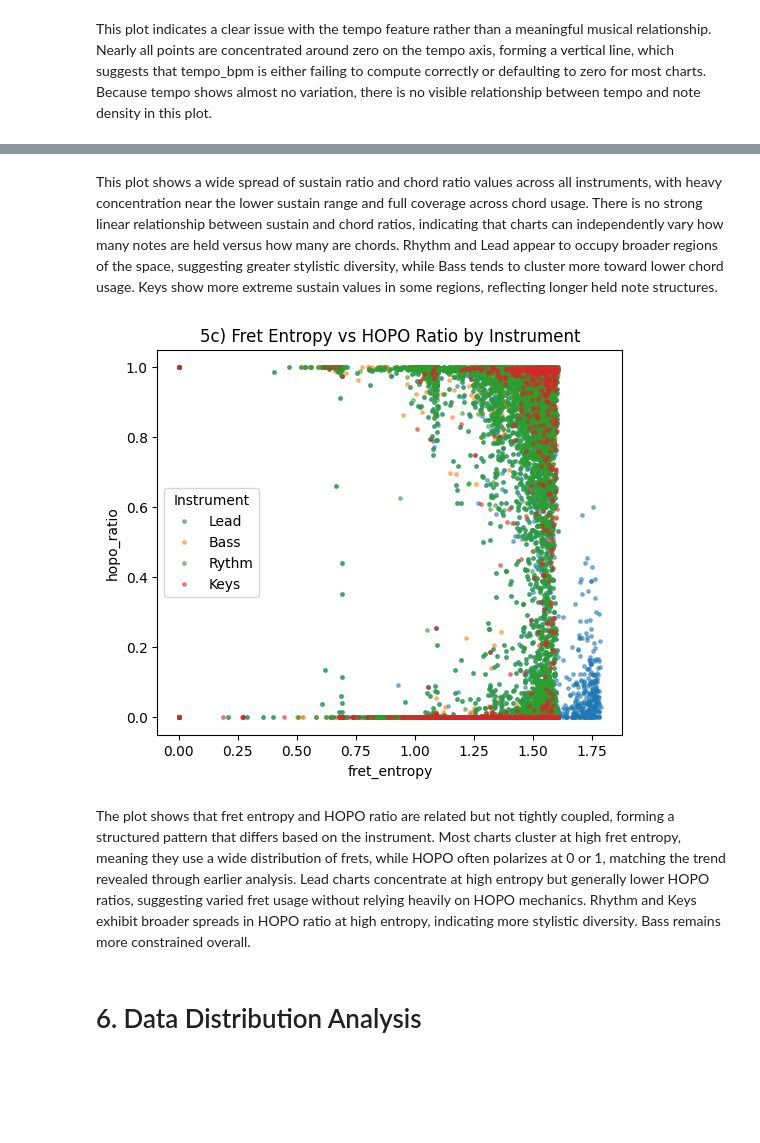
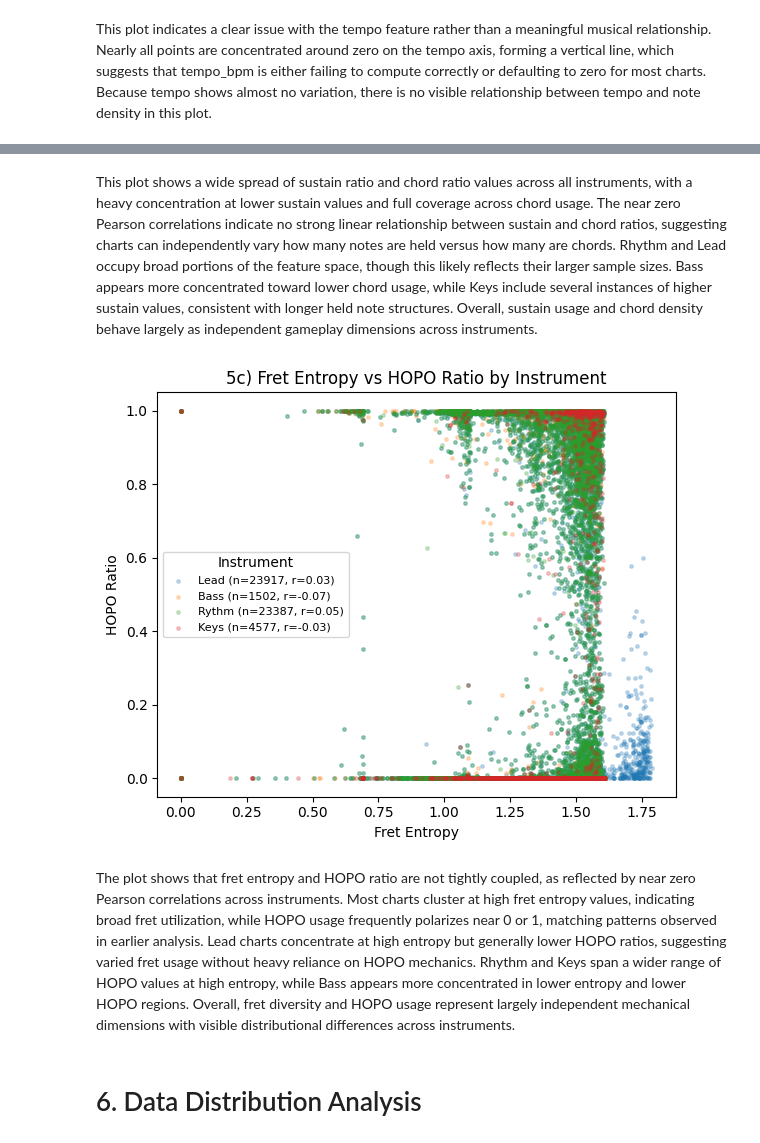
Before and after one commit to MattGroho/tab-hero, a Jupyter notebook: notebooks/feature_exploration.ipynb, the cells around one changed output, grey strips where cells are left out. Cells and saved outputs as stored; diff of their text form; code cells hidden in the pictures; blank space fills up the shorter version.

```diff
--- a/notebooks/feature_exploration.ipynb
+++ b/notebooks/feature_exploration.ipynb
@@ -421,11 +448,11 @@ for d in difficulty_levels:
         df_features.loc[mask, "hopo_ratio"],
         s=4,
         alpha=0.5,
-        label=f"Difficulty {d}"
+        label=f"Difficulty {difficulty_names.get(d, str(d))}"
     )
 
-plt.xlabel("chord_ratio")
-plt.ylabel("hopo_ratio")
+plt.xlabel("Chord Ratio")
+plt.ylabel("HOPO Ratio")
 plt.title("1c) Chord Ratio vs HOPO Ratio")
 plt.legend(title="Difficulty")
 plt.show()
@@ -688,29 +713,38 @@ plt.show()
 # %% [markdown]
-This plot shows a wide spread of sustain ratio and chord ratio values across all instruments, with heavy concentration near the lower sustain range and full coverage across chord usage. There is no strong linear relationship between sustain and chord ratios, indicating that charts can independently vary how many notes are held versus how many are chords. Rhythm and Lead appear to occupy broader regions of the space, suggesting greater stylistic diversity, while Bass tends to cluster more toward lower chord usage. Keys show more extreme sustain values in some regions, reflecting longer held note structures.
+This plot shows a wide spread of sustain ratio and chord ratio values across all instruments, with a heavy concentration at lower sustain values and full coverage across chord usage. The near zero Pearson correlations indicate no strong linear relationship between sustain and chord ratios, suggesting charts can independently vary how many notes are held versus how many are chords. Rhythm and Lead occupy broad portions of the feature space, though this likely reflects their larger sample sizes. Bass appears more concentrated toward lower chord usage, while Keys include several instances of higher sustain values, consistent with longer held note structures. Overall, sustain usage and chord density behave largely as independent gameplay dimensions across instruments.
 # %%
 plt.figure(figsize=(6, 5))
+
 for inst in sorted(df_features["instrument_id"].dropna().unique()):
-    mask = (
+    sub = df_features[
+        (df_features["instrument_id"] == inst) &
         df_features["fret_entropy"].notna() &
-        df_features["hopo_ratio"].notna() &
-        (df_features["instrument_id"] == inst)
-    )
-    plt.scatter(
-        df_features.loc[mask, "fret_entropy"],
-        df_features.loc[mask, "hopo_ratio"],
-        s=6,
-        alpha=0.5,
-        label=instrument_names.get(inst, str(inst))
-    )
-plt.xlabel("fret_entropy")
-plt.ylabel("hopo_ratio")
+        df_features["hopo_ratio"].notna()
+    ]
+    if len(sub) < 5:
+        continue
+
+    x = sub["fret_entropy"].to_numpy()
+    y = sub["hopo_ratio"].to_numpy()
+
+    # Pearson correlation
+    r = np.corrcoef(x, y)[0, 1] if len(sub) > 1 else np.nan
+
+    name = instrument_names.get(inst, str(inst))
+    label = f"{name} (n={len(sub)}, r={r:.2f})" if np.isfinite(r) else f"{name} (n={len(sub)})"
+
+    plt.scatter(x, y, s=6, alpha=0.25, label=label)
+
+plt.xlabel("Fret Entropy")
+plt.ylabel("HOPO Ratio")
 plt.title("5c) Fret Entropy vs HOPO Ratio by Instrument")
-plt.legend(title="Instrument")
+plt.legend(title="Instrument", fontsize=8)
+plt.tight_layout()
 plt.show()
 # %% [output]
-[figure, old version]
+[figure, new version]
 # %% [markdown]
-The plot shows that fret entropy and HOPO ratio are related but not tightly coupled, forming a structured pattern that differs based on the instrument. Most charts cluster at high fret entropy, meaning they use a wide distribution of frets, while HOPO often polarizes at 0 or 1, matching the trend revealed through earlier analysis. Lead charts concentrate at high entropy but generally lower HOPO ratios, suggesting varied fret usage without relying heavily on HOPO mechanics. Rhythm and Keys exhibit broader spreads in HOPO ratio at high entropy, indicating more stylistic diversity. Bass remains more constrained overall.
+The plot shows that fret entropy and HOPO ratio are not tightly coupled, as reflected by near zero Pearson correlations across instruments. Most charts cluster at high fret entropy values, indicating broad fret utilization, while HOPO usage frequently polarizes near 0 or 1, matching patterns observed in earlier analysis. Lead charts concentrate at high entropy but generally lower HOPO ratios, suggesting varied fret usage without heavy reliance on HOPO mechanics. Rhythm and Keys span a wider range of HOPO values at high entropy, while Bass appears more concentrated in lower entropy and lower HOPO regions. Overall, fret diversity and HOPO usage represent largely independent mechanical dimensions with visible distributional differences across instruments.
 # %% [markdown]
 ###### <h1>6. Data Distribution Analysis</h1>
 # %%
```
Also changed, not shown: parts of 38 cells of this notebook, 2 other files.
